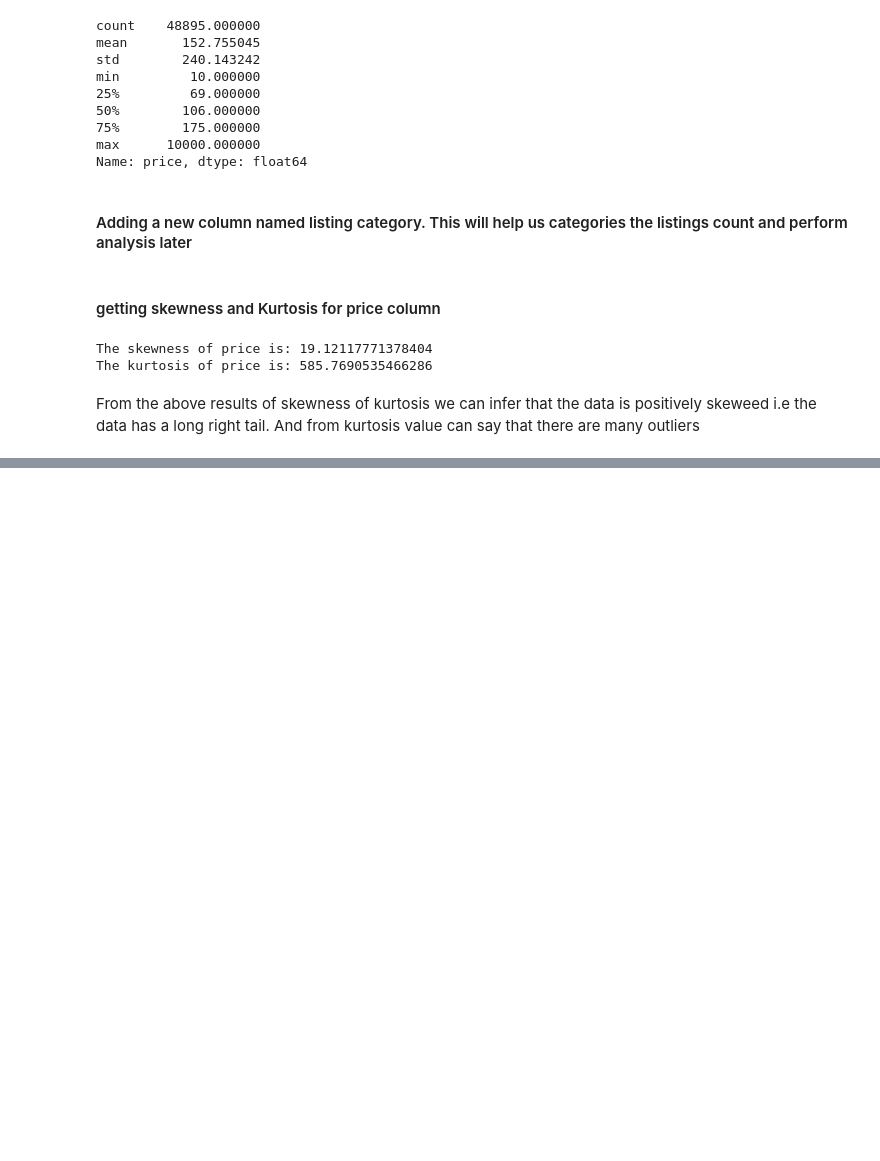
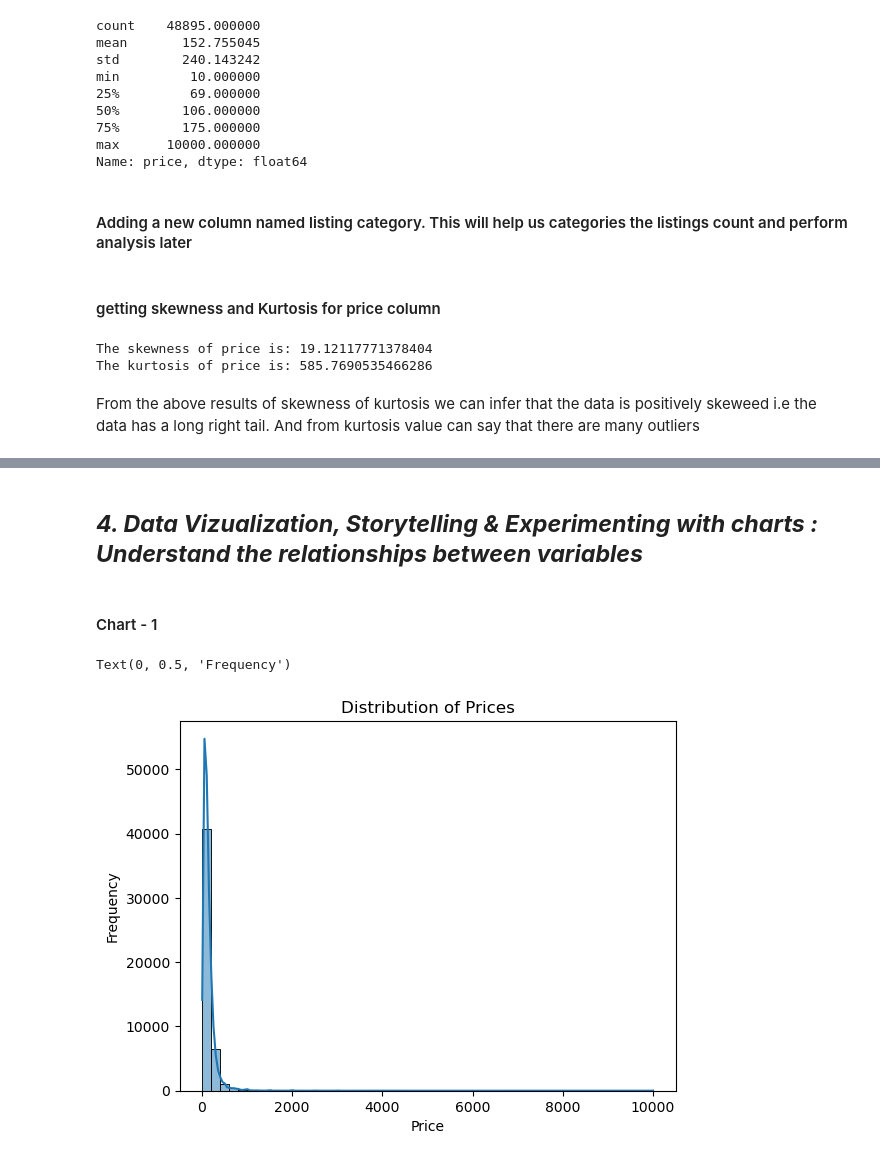
Before and after one commit to Laxmi884/EDA_Airbnb, a Jupyter notebook: Final.ipynb, the cells around one changed output, grey strips where cells are left out. Saved outputs shown, nothing was run; the diff lists cells and outputs as text; code cells hidden in the pictures; blank space fills up the shorter version.

```diff
--- a/Final.ipynb
+++ b/Final.ipynb
@@ -389,0 +448,16 @@ From the above results of skewness of kurtosis we can infer that the data is pos
+# %% [markdown]
+## ***4. Data Vizualization, Storytelling & Experimenting with charts : Understand the relationships between variables***
+# %% [markdown]
+#### Chart - 1
+# %%
+# Chart - 1 visualization code
+#distribution plot for column price
+
+sns.histplot(df['price'],bins=50,kde=True)
+# Set the title and labels
+plt.title('Distribution of Prices')
+plt.xlabel('Price')
+plt.ylabel('Frequency')
+# %% [output]
+Text(0, 0.5, 'Frequency')
+[figure, added]
```
Also changed, not shown: parts of 94 cells of this notebook, 1 other file.
